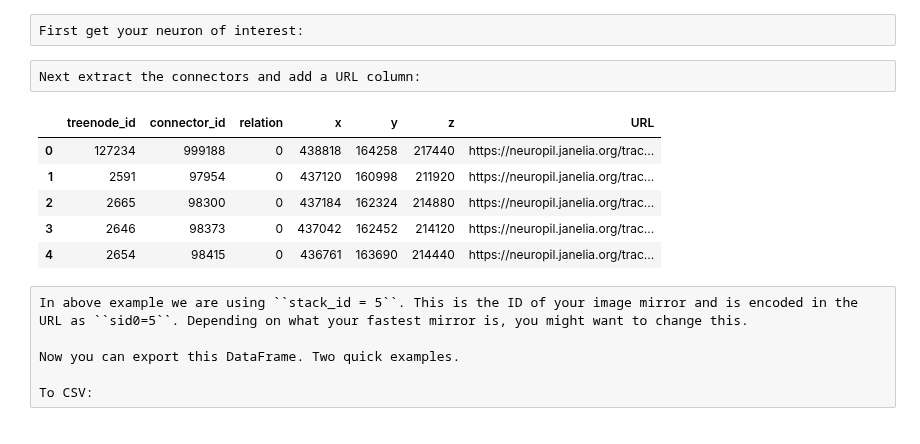
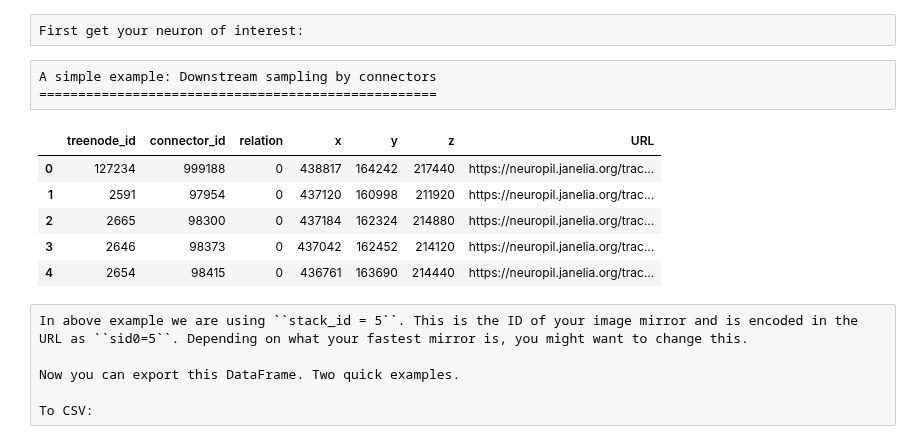
Before and after one commit to navis-org/pymaid, a Jupyter notebook: docs/source/generate_urls.ipynb, the cells around one changed output. Drawn from its saved outputs; the diff is of its cells as text; code cells hidden in the pictures.

Commit message:
docs: add sampling by node to url example

```diff
--- a/docs/source/generate_urls.ipynb
+++ b/docs/source/generate_urls.ipynb
@@ -11,19 +12,21 @@ rm = pymaid.CatmaidInstance('server_url', 'http_user', 'http_pw', 'token')
 First get your neuron of interest:
 # %%
 n = pymaid.get_neuron(16)
-# %% [raw]
-Next extract the connectors and add a URL column:
+# %% [raw]
+A simple example: Downstream sampling by connectors
+===================================================
 # %%
+# Get all connectors
 cn = n.connectors
 
+# Add a column with the URL to coordinates
 cn['URL'] = pymaid.url_to_coordinates(cn,
                                       stack_id = 5,
-                                      active_node_id = cn.connector_id.values
-                                      )
+                                      active_node_id = cn.connector_id.values)
 cn.head()
 # %% [output]
 |  | treenode_id | connector_id | relation | x | y | z | URL |
-| 0 | 127234 | 999188 | 0 | 438818 | 164258 | 217440 | https://neuropil.janelia.org/trac... |
+| 0 | 127234 | 999188 | 0 | 438817 | 164242 | 217440 | https://neuropil.janelia.org/trac... |
 | 1 | 2591 | 97954 | 0 | 437120 | 160998 | 211920 | https://neuropil.janelia.org/trac... |
 | 2 | 2665 | 98300 | 0 | 437184 | 162324 | 214880 | https://neuropil.janelia.org/trac... |
 | 3 | 2646 | 98373 | 0 | 437042 | 162452 | 214120 | https://neuropil.janelia.org/trac... |
```
Also changed, not shown: parts of 16 cells of this notebook.
